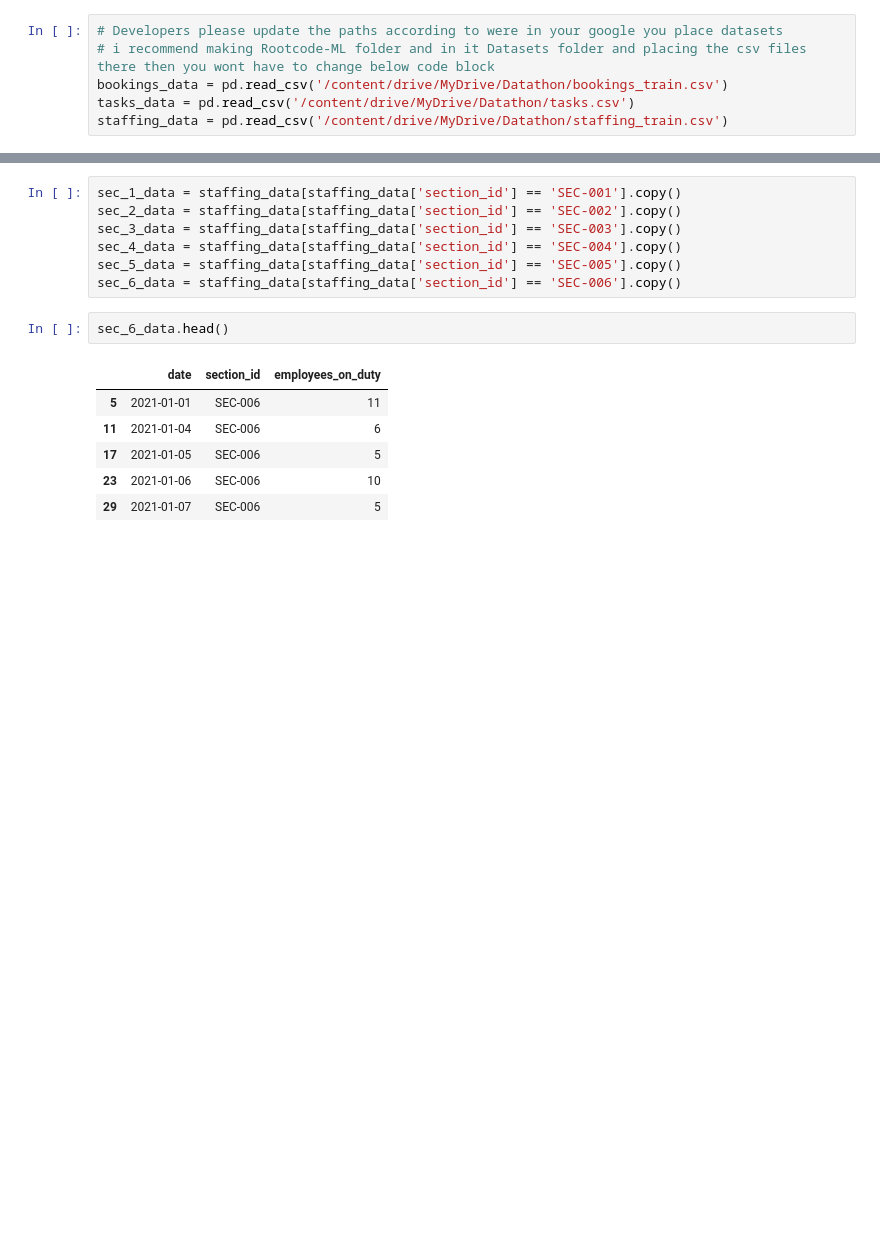
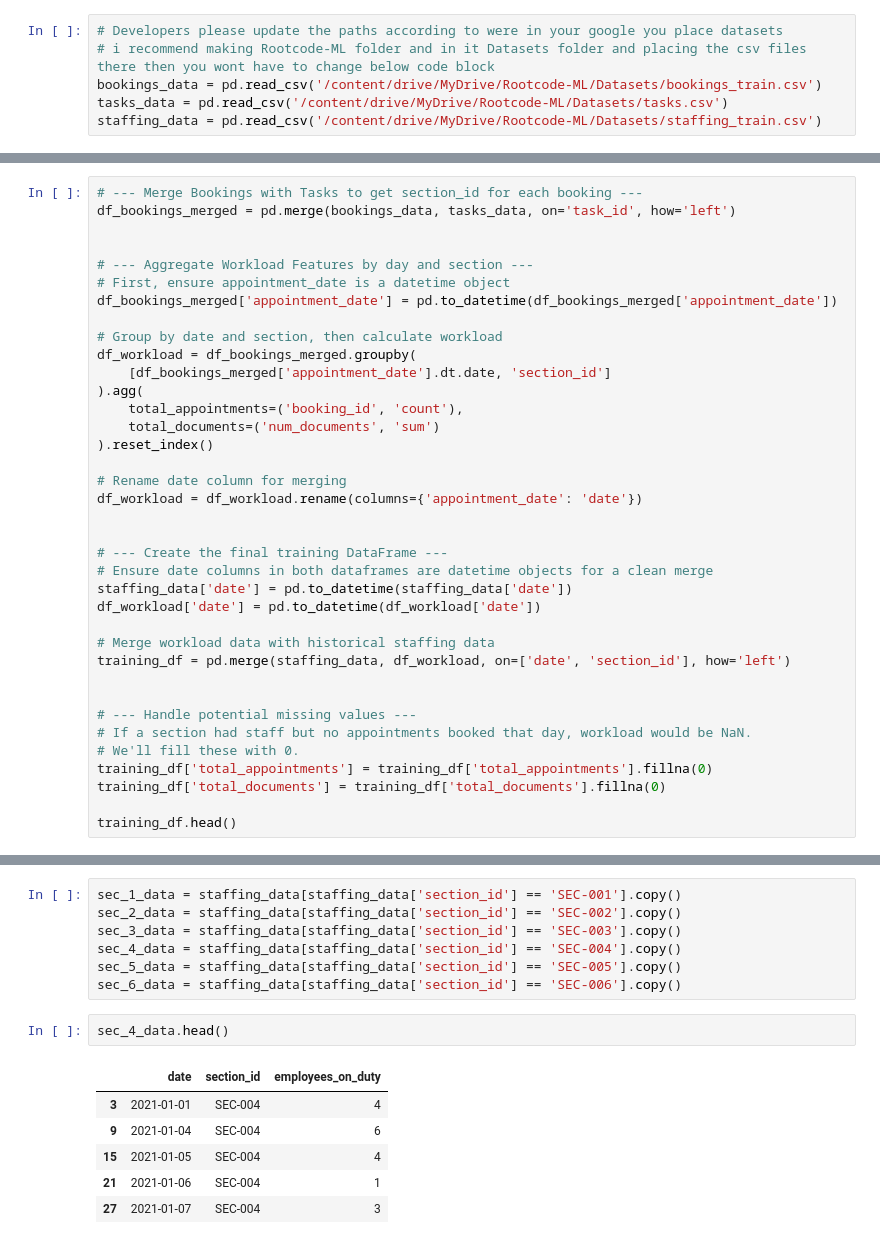
Before and after one commit to RMCV-Rajapaksha/TeamInception_Datathon, a Jupyter notebook: task2_eda_and_data_preprocessing_XGBoost.ipynb, the cells around one changed output, grey strips where cells are left out. Saved outputs shown, nothing was run; the diff lists cells and outputs as text; blank space fills up the shorter version.

```diff
--- a/task2_eda_and_data_preprocessing_XGBoost.ipynb
+++ b/task2_eda_and_data_preprocessing_XGBoost.ipynb
@@ -53,6 +53,6 @@ Mounted at /content/drive
 # %%
 # Developers please update the paths according to were in your google you place datasets
 # i recommend making Rootcode-ML folder and in it Datasets folder and placing the csv files there then you wont have to change below code block
-bookings_data = pd.read_csv('/content/drive/MyDrive/Datathon/bookings_train.csv')
-tasks_data = pd.read_csv('/content/drive/MyDrive/Datathon/tasks.csv')
-staffing_data = pd.read_csv('/content/drive/MyDrive/Datathon/staffing_train.csv')
+bookings_data = pd.read_csv('/content/drive/MyDrive/Rootcode-ML/Datasets/bookings_train.csv')
+tasks_data = pd.read_csv('/content/drive/MyDrive/Rootcode-ML/Datasets/tasks.csv')
+staffing_data = pd.read_csv('/content/drive/MyDrive/Rootcode-ML/Datasets/staffing_train.csv')
@@ -119,0 +181,37 @@ dtype: int64
+# %%
+# --- Merge Bookings with Tasks to get section_id for each booking ---
+df_bookings_merged = pd.merge(bookings_data, tasks_data, on='task_id', how='left')
+
+
+# --- Aggregate Workload Features by day and section ---
+# First, ensure appointment_date is a datetime object
+df_bookings_merged['appointment_date'] = pd.to_datetime(df_bookings_merged['appointment_date'])
+
+# Group by date and section, then calculate workload
+df_workload = df_bookings_merged.groupby(
+    [df_bookings_merged['appointment_date'].dt.date, 'section_id']
+).agg(
+    total_appointments=('booking_id', 'count'),
+    total_documents=('num_documents', 'sum')
+).reset_index()
+
+# Rename date column for merging
+df_workload = df_workload.rename(columns={'appointment_date': 'date'})
+
+
+# --- Create the final training DataFrame ---
+# Ensure date columns in both dataframes are datetime objects for a clean merge
+staffing_data['date'] = pd.to_datetime(staffing_data['date'])
+df_workload['date'] = pd.to_datetime(df_workload['date'])
+
+# Merge workload data with historical staffing data
+training_df = pd.merge(staffing_data, df_workload, on=['date', 'section_id'], how='left')
+
+
+# --- Handle potential missing values ---
+# If a section had staff but no appointments booked that day, workload would be NaN.
+# We'll fill these with 0.
+training_df['total_appointments'] = training_df['total_appointments'].fillna(0)
+training_df['total_documents'] = training_df['total_documents'].fillna(0)
+
+training_df.head()
@@ -142,11 +262,11 @@ sec_4_data = staffing_data[staffing_data['section_id'] == 'SEC-004'].copy()
 sec_5_data = staffing_data[staffing_data['section_id'] == 'SEC-005'].copy()
 sec_6_data = staffing_data[staffing_data['section_id'] == 'SEC-006'].copy()
 # %%
-sec_6_data.head()
+sec_4_data.head()
 # %% [output]
 |  | date | section_id | employees_on_duty |
-| 5 | 2021-01-01 | SEC-006 | 11 |
-| 11 | 2021-01-04 | SEC-006 | 6 |
-| 17 | 2021-01-05 | SEC-006 | 5 |
-| 23 | 2021-01-06 | SEC-006 | 10 |
-| 29 | 2021-01-07 | SEC-006 | 5 |
+| 3 | 2021-01-01 | SEC-004 | 4 |
+| 9 | 2021-01-04 | SEC-004 | 6 |
+| 15 | 2021-01-05 | SEC-004 | 4 |
+| 21 | 2021-01-06 | SEC-004 | 1 |
+| 27 | 2021-01-07 | SEC-004 | 3 |
```
Also changed, not shown: parts of 15 cells of this notebook.
